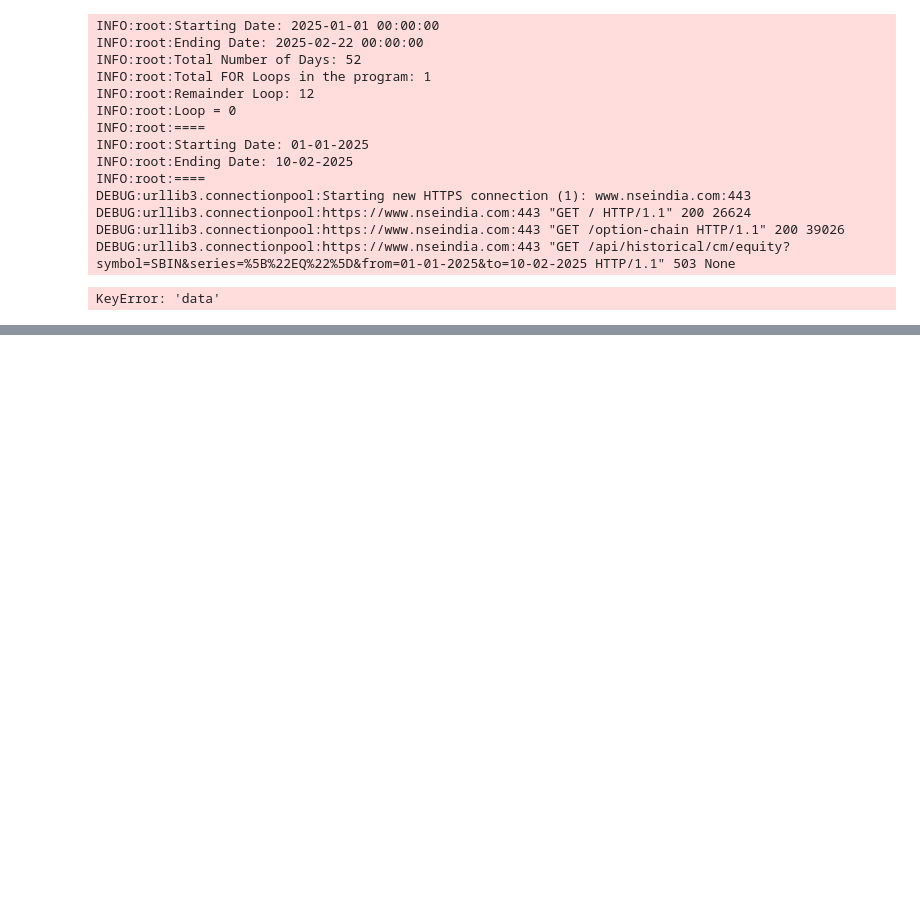
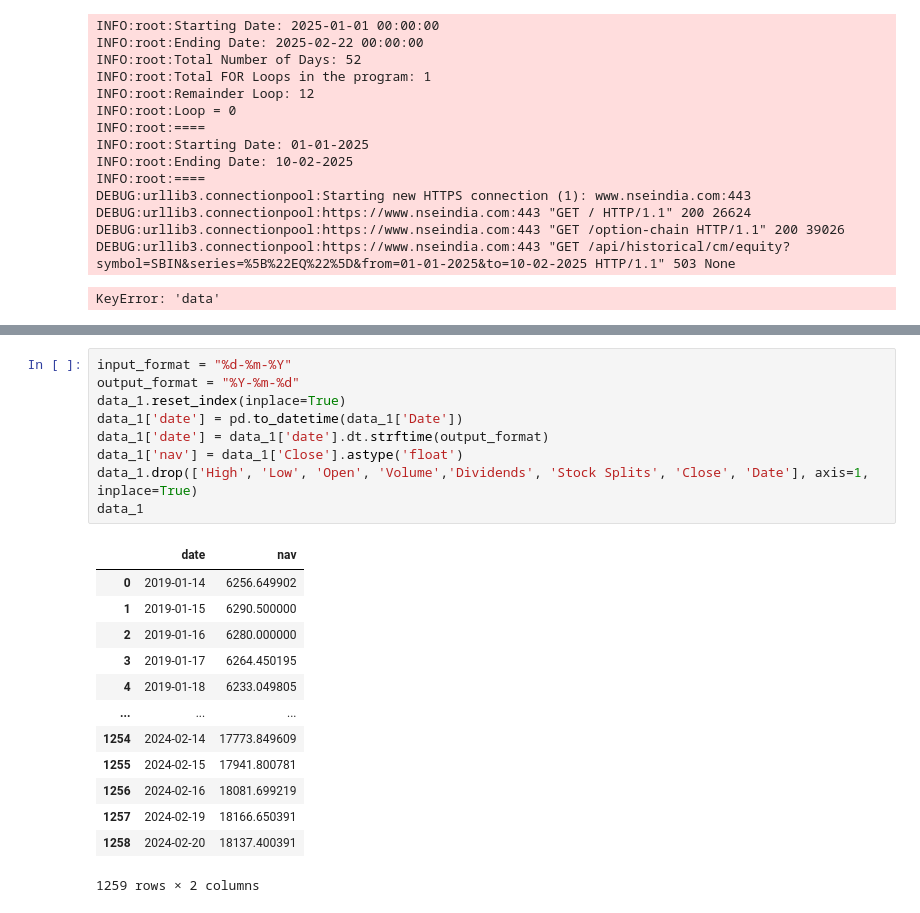
Before and after one commit to prp20/nivesh-mf-platform, a Jupyter notebook: test.ipynb, the cells around one changed output, grey strips where cells are left out. Cells and saved outputs as stored; diff of their text form; blank space fills up the shorter version.

```diff
--- a/test.ipynb
+++ b/test.ipynb
@@ -460,0 +479,23 @@ Date
+# %%
+input_format = "%d-%m-%Y"
+output_format = "%Y-%m-%d"
+data_1.reset_index(inplace=True)
+data_1['date'] = pd.to_datetime(data_1['Date'])
+data_1['date'] = data_1['date'].dt.strftime(output_format)
+data_1['nav'] = data_1['Close'].astype('float')
+data_1.drop(['High', 'Low', 'Open', 'Volume','Dividends', 'Stock Splits', 'Close', 'Date'], axis=1, inplace=True)
+data_1
+# %% [output]
+|  | date | nav |
+| 0 | 2019-01-14 | 6256.649902 |
+| 1 | 2019-01-15 | 6290.500000 |
+| 2 | 2019-01-16 | 6280.000000 |
+| 3 | 2019-01-17 | 6264.450195 |
+| 4 | 2019-01-18 | 6233.049805 |
+| ... | ... | ... |
+| 1254 | 2024-02-14 | 17773.849609 |
+| 1255 | 2024-02-15 | 17941.800781 |
+| 1256 | 2024-02-16 | 18081.699219 |
+| 1257 | 2024-02-19 | 18166.650391 |
+| 1258 | 2024-02-20 | 18137.400391 |
+1259 rows × 2 columns
```
Also changed, not shown: parts of 11 cells of this notebook, 6 other files.
